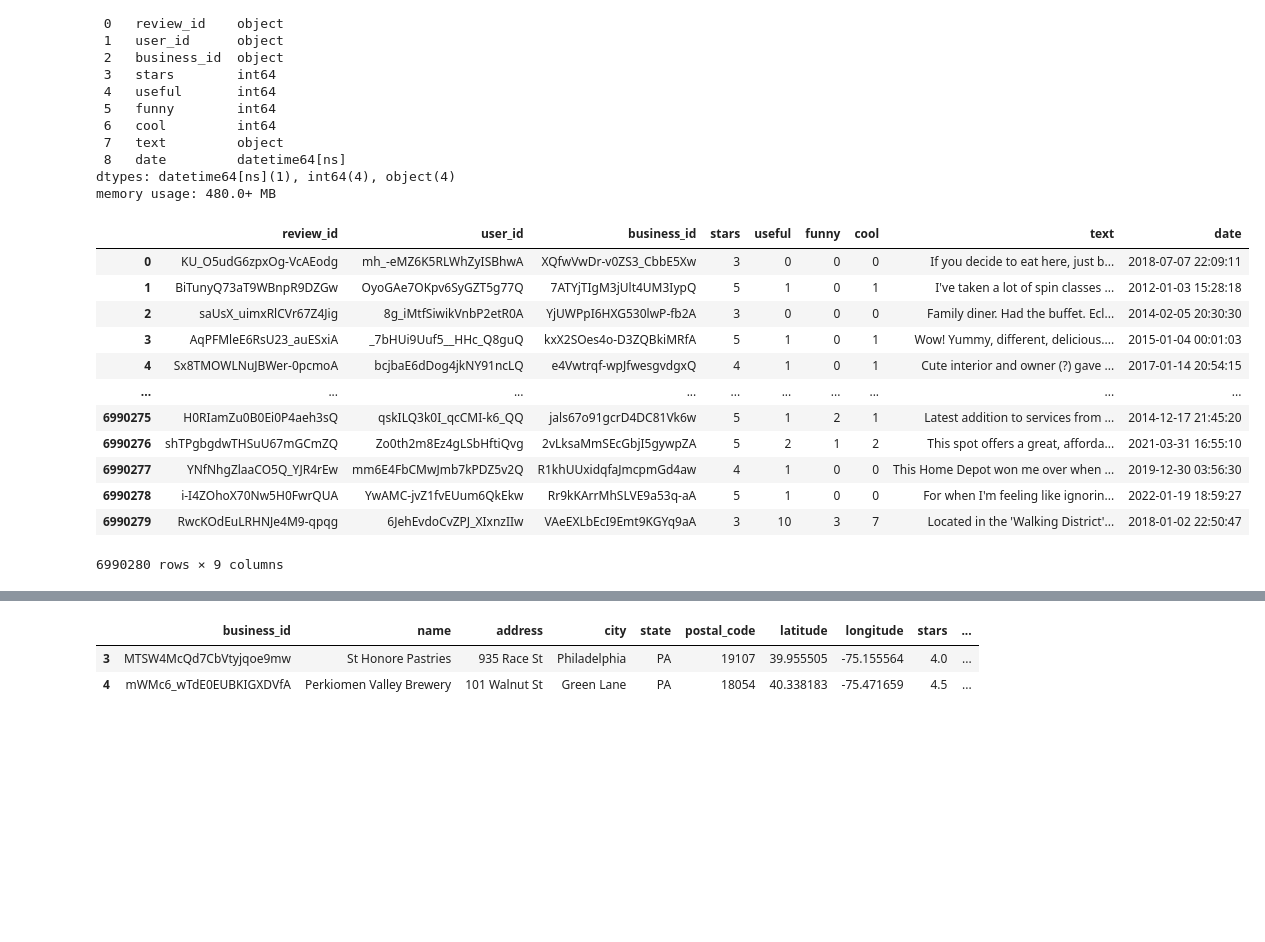
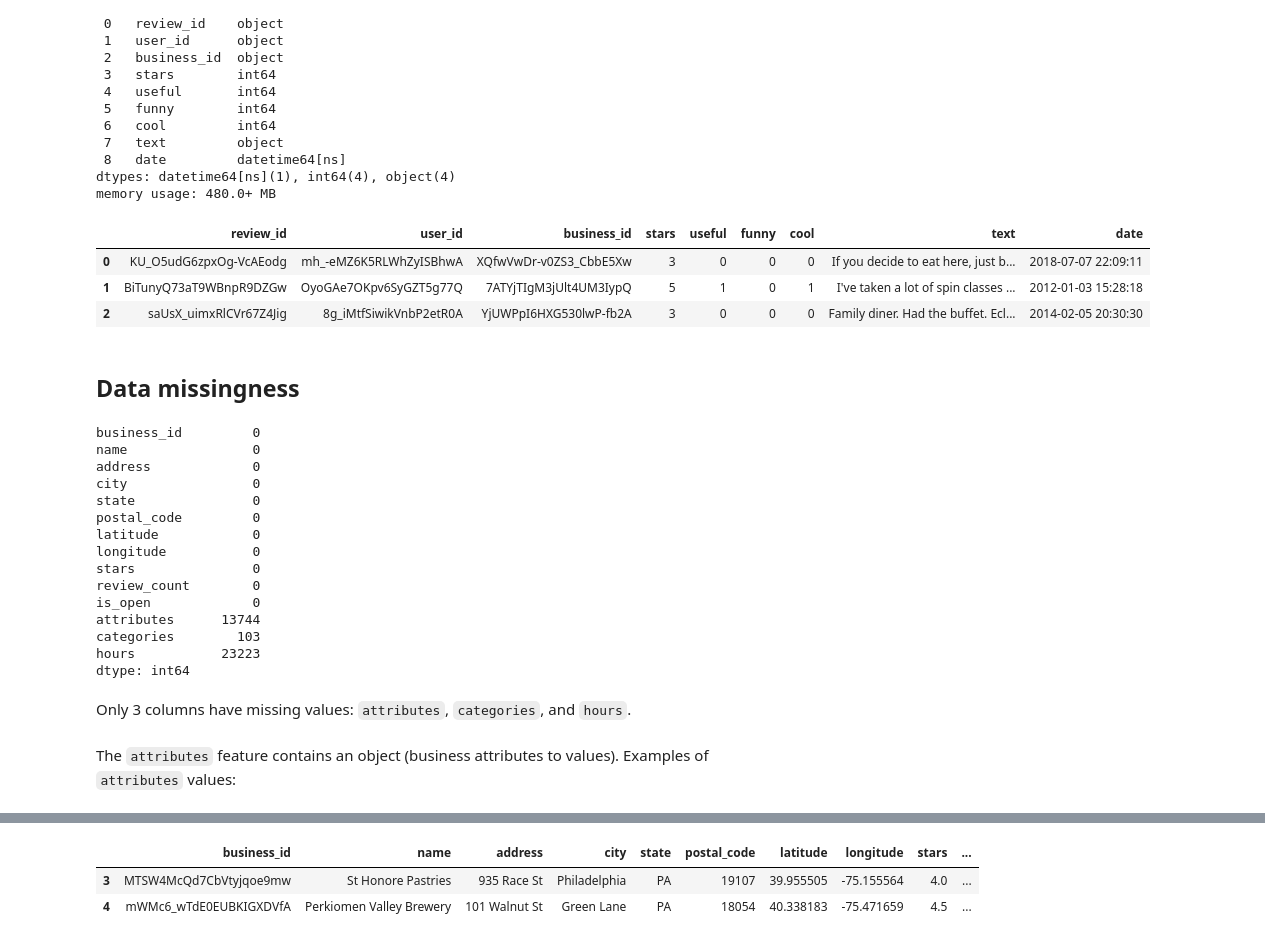
Before and after one commit to 98mina2/FP209b, a Jupyter notebook: data_inspect.ipynb, the cells around one changed output, grey strips where cells are left out. Drawn from its saved outputs; the diff is of its cells as text; code cells hidden in the pictures; blank space fills up the shorter version.

Commit message:
added file converstion code, working on data inspect

```diff
--- a/m2.ipynb
+++ b/data_inspect.ipynb
@@ -55,2 +66,3 @@ df.head()
 # %%
-review = pd.read_feather('yelp_dataset/yelp_review.feather')
+review_df = pd.read_feather('data/yelp_review.feather')
+print(f"review data shape: {review_df.shape}")
@@ -74,18 +88,34 @@ Data columns (total 9 columns):
 dtypes: datetime64[ns](1), int64(4), object(4)
 memory usage: 480.0+ MB
 # %%
-review
+review_df.head(3)
 # %% [output]
 |  | review_id | user_id | business_id | stars | useful | funny | cool | text | date |
 | 0 | KU_O5udG6zpxOg-VcAEodg | mh_-eMZ6K5RLWhZyISBhwA | XQfwVwDr-v0ZS3_CbbE5Xw | 3 | 0 | 0 | 0 | If you decide to eat here, just b... | 2018-07-07 22:09:11 |
 | 1 | BiTunyQ73aT9WBnpR9DZGw | OyoGAe7OKpv6SyGZT5g77Q | 7ATYjTIgM3jUlt4UM3IypQ | 5 | 1 | 0 | 1 | I've taken a lot of spin classes ... | 2012-01-03 15:28:18 |
 | 2 | saUsX_uimxRlCVr67Z4Jig | 8g_iMtfSiwikVnbP2etR0A | YjUWPpI6HXG530lwP-fb2A | 3 | 0 | 0 | 0 | Family diner. Had the buffet. Ecl... | 2014-02-05 20:30:30 |
-| 3 | AqPFMleE6RsU23_auESxiA | _7bHUi9Uuf5__HHc_Q8guQ | kxX2SOes4o-D3ZQBkiMRfA | 5 | 1 | 0 | 1 | Wow! Yummy, different, delicious.... | 2015-01-04 00:01:03 |
-| 4 | Sx8TMOWLNuJBWer-0pcmoA | bcjbaE6dDog4jkNY91ncLQ | e4Vwtrqf-wpJfwesgvdgxQ | 4 | 1 | 0 | 1 | Cute interior and owner (?) gave ... | 2017-01-14 20:54:15 |
-| ... | ... | ... | ... | ... | ... | ... | ... | ... | ... |
-| 6990275 | H0RIamZu0B0Ei0P4aeh3sQ | qskILQ3k0I_qcCMI-k6_QQ | jals67o91gcrD4DC81Vk6w | 5 | 1 | 2 | 1 | Latest addition to services from ... | 2014-12-17 21:45:20 |
-| 6990276 | shTPgbgdwTHSuU67mGCmZQ | Zo0th2m8Ez4gLSbHftiQvg | 2vLksaMmSEcGbjI5gywpZA | 5 | 2 | 1 | 2 | This spot offers a great, afforda... | 2021-03-31 16:55:10 |
-| 6990277 | YNfNhgZlaaCO5Q_YJR4rEw | mm6E4FbCMwJmb7kPDZ5v2Q | R1khUUxidqfaJmcpmGd4aw | 4 | 1 | 0 | 0 | This Home Depot won me over when ... | 2019-12-30 03:56:30 |
-| 6990278 | i-I4ZOhoX70Nw5H0FwrQUA | YwAMC-jvZ1fvEUum6QkEkw | Rr9kKArrMhSLVE9a53q-aA | 5 | 1 | 0 | 0 | For when I'm feeling like ignorin... | 2022-01-19 18:59:27 |
-| 6990279 | RwcKOdEuLRHNJe4M9-qpqg | 6JehEvdoCvZPJ_XIxnzIIw | VAeEXLbEcI9Emt9KGYq9aA | 3 | 10 | 3 | 7 | Located in the 'Walking District'... | 2018-01-02 22:50:47 |
-6990280 rows × 9 columns
+# %% [markdown]
+## Data missingness
+# %%
+# Count the number of missing values for each column
+busi_df.isnull().sum()
+# %% [output]
+business_id         0
+name                0
+address             0
+city                0
+state               0
+postal_code         0
+latitude            0
+longitude           0
+stars               0
+review_count        0
+is_open             0
+attributes      13744
+categories        103
+hours           23223
+dtype: int64
+# %% [markdown]
+Only 3 columns have missing values: `attributes`, `categories`, and `hours`.
+# %% [markdown]
+The `attributes` feature contains an object (business attributes to values). Examples of `attributes` values:
```
Also changed, not shown: parts of 16 cells of this notebook.
